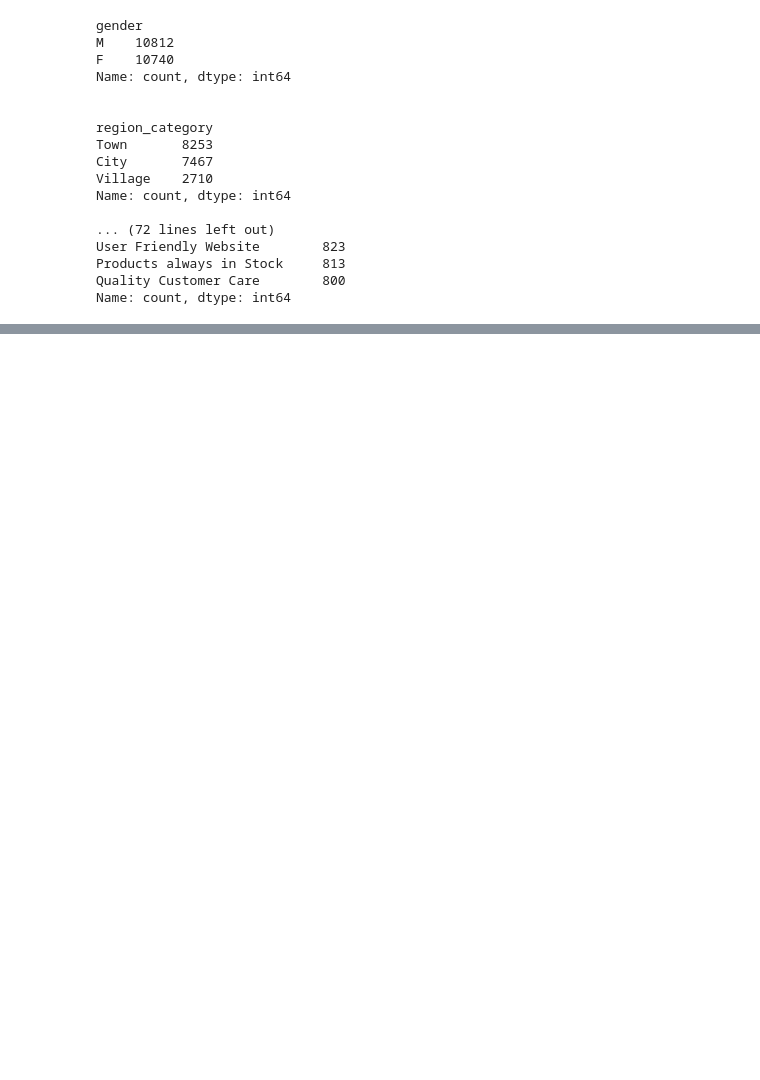
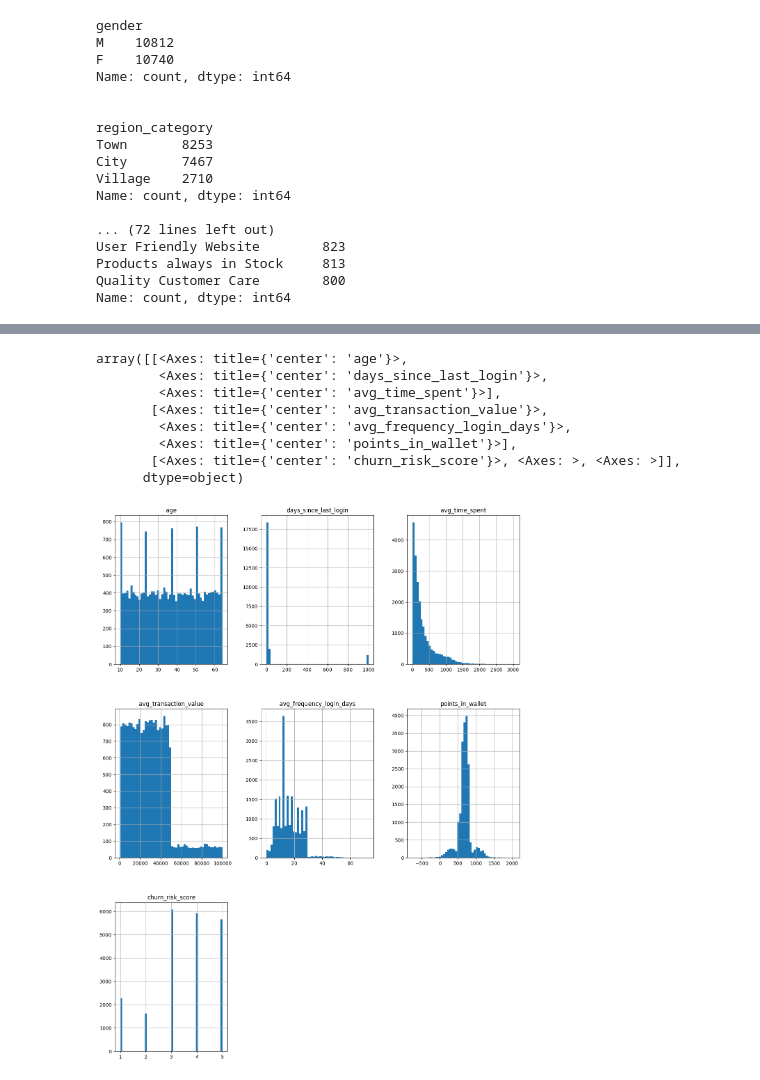
Before and after one commit to SSarkar-1/Customer-Churn-Prediction, a Jupyter notebook: Churn_Predictor.ipynb, the cells around one changed output, grey strips where cells are left out. Saved outputs shown, nothing was run; the diff lists cells and outputs as text; code cells hidden in the pictures; blank space fills up the shorter version.

```diff
--- a/Churn_Predictor.ipynb
+++ b/Churn_Predictor.ipynb
@@ -228,0 +288,5 @@ Name: count, dtype: int64
+# %%
+train3["churn_risk_score"]=train3['churn_risk_score'].apply(lambda x:abs(x))
+train3["avg_frequency_login_days"]=train3['avg_frequency_login_days'].apply(lambda x:abs(x))
+train3["avg_time_spent"]=train3['avg_time_spent'].apply(lambda x:abs(x))
+train3["days_since_last_login"]=train3["days_since_last_login"].apply(lambda x: abs(x) )
@@ -228,0 +314,12 @@ Name: count, dtype: int64
+# %%
+train3.hist(bins=50,figsize=(15,20))
+# %% [output]
+array([[<Axes: title={'center': 'age'}>,
+        <Axes: title={'center': 'days_since_last_login'}>,
+        <Axes: title={'center': 'avg_time_spent'}>],
+       [<Axes: title={'center': 'avg_transaction_value'}>,
+        <Axes: title={'center': 'avg_frequency_login_days'}>,
+        <Axes: title={'center': 'points_in_wallet'}>],
+       [<Axes: title={'center': 'churn_risk_score'}>, <Axes: >, <Axes: >]],
+      dtype=object)
+[figure, added]
```
Also changed, not shown: parts of 11 cells of this notebook.
